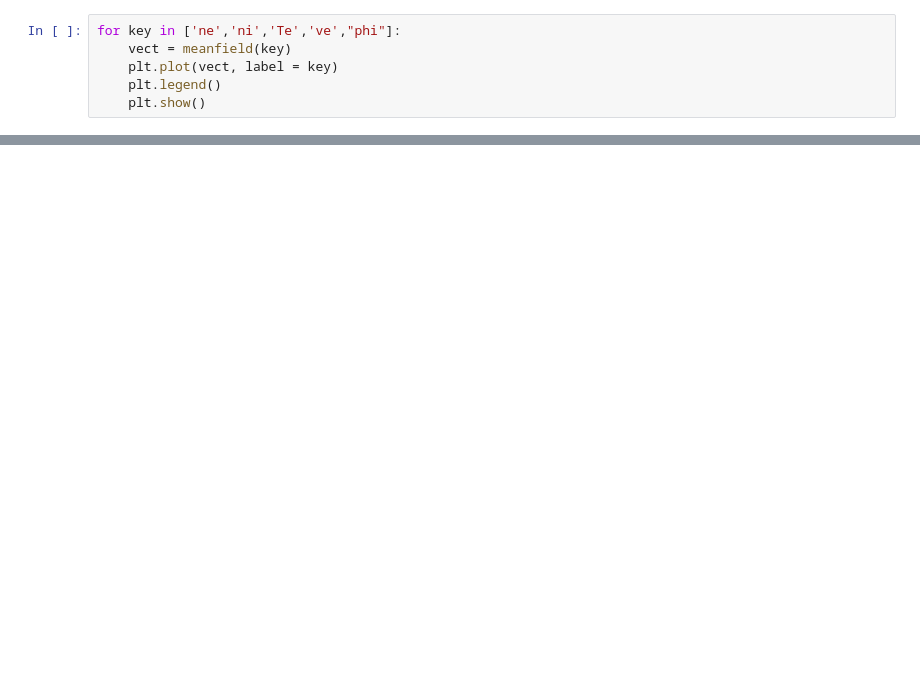
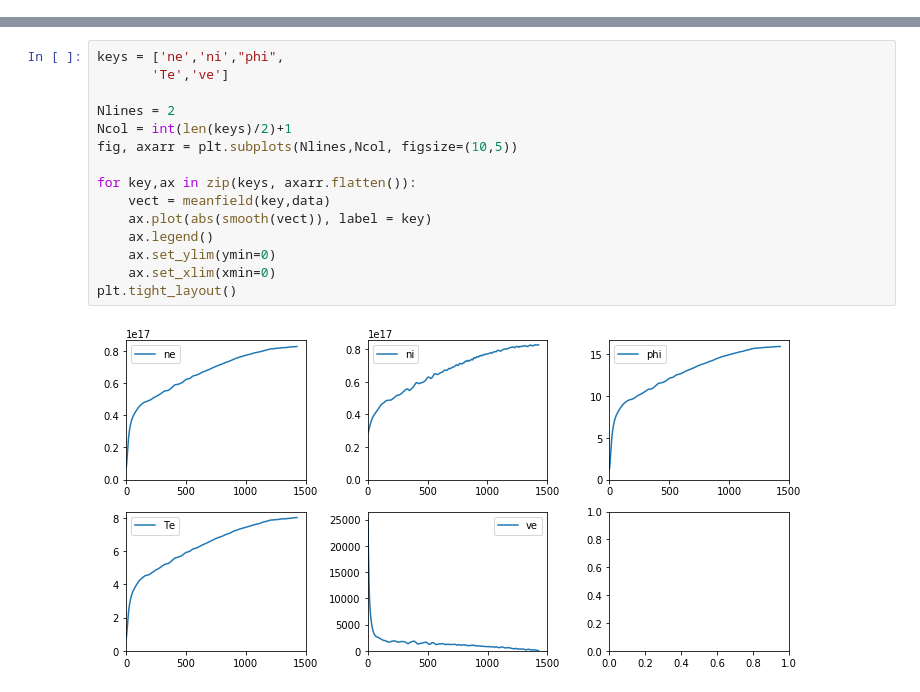
Before and after one commit to antoinetavant/1D_PIC, a Jupyter notebook: Process_1D_PIC.ipynb, the cells around one changed output, grey strips where cells are left out. Saved outputs shown, nothing was run; the diff lists cells and outputs as text; blank space fills up the shorter version.

```diff
--- a/Process_1D_PIC.ipynb
+++ b/Process_1D_PIC.ipynb
@@ -20,6 +20,0 @@ def meanfield(key,data=data):
-# %%
-for key in ['ne','ni','Te','ve',"phi"]:
-    vect = meanfield(key)
-    plt.plot(vect, label = key)
-    plt.legend()
-    plt.show()
@@ -32 +21,18 @@ for key in ['ne','ni','Te','ve',"phi"]:
+# %%
+keys = ['ne','ni',"phi",
+       'Te','ve']
+
+Nlines = 2
+Ncol = int(len(keys)/2)+1
+fig, axarr = plt.subplots(Nlines,Ncol, figsize=(10,5))
+
+for key,ax in zip(keys, axarr.flatten()):
+    vect = meanfield(key,data)
+    ax.plot(abs(smooth(vect)), label = key)
+    ax.legend()
+    ax.set_ylim(ymin=0)
+    ax.set_xlim(xmin=0)
+plt.tight_layout()
+# %% [output]
+[figure, added]
 # %%
```
Also changed, not shown: parts of 7 cells of this notebook, 13 other files.
